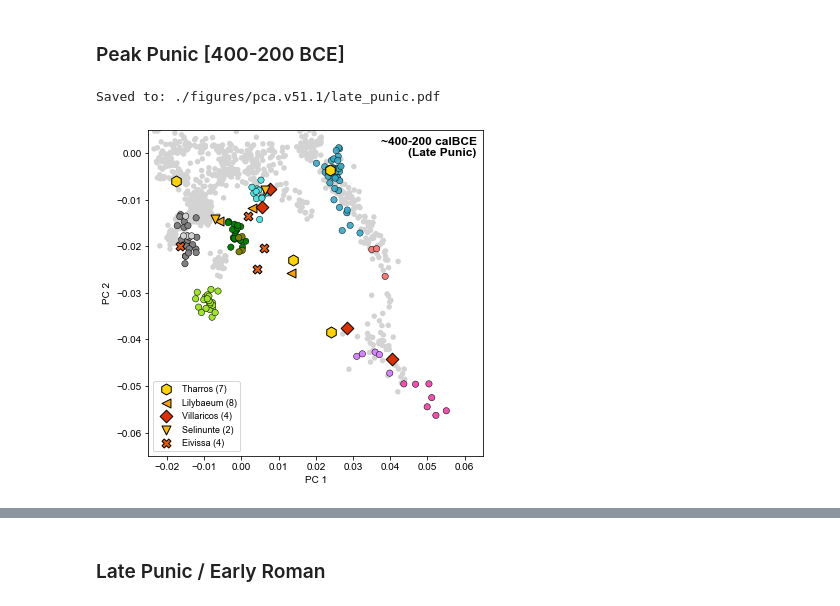
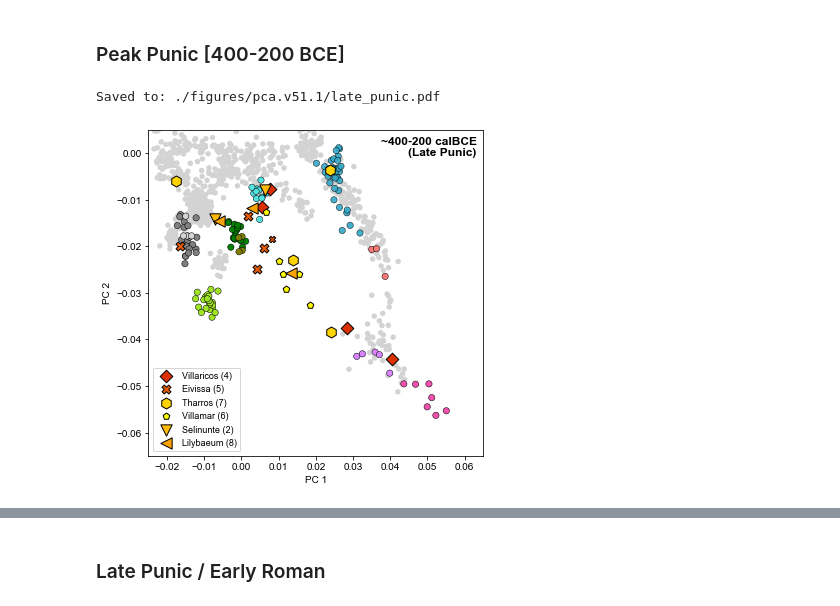
Before and after one commit to hringbauer/punic_aDNA, a Jupyter notebook: notebooks/figs/plot_pca_paper.v51.1.ipynb, the cells around one changed output, grey strips where cells are left out. Drawn from its saved outputs; the diff is of its cells as text; code cells hidden in the pictures.

```diff
--- a/notebooks/figs/plot_pca_paper.v51.1.ipynb
+++ b/notebooks/figs/plot_pca_paper.v51.1.ipynb
@@ -467,61 +460,69 @@ l10 = plot_pca(ax, df_eg_hell, legend="", s=s, ec=ec, lw=lw)
 ### Plot the early Punic Samples
 s=80
 
+### Villaricos
+df_iid = get_sub_iid(df, ["I18193", "I18189", "I18199", "I18203"], output=False)
+a1 = plot_pca(ax, df_iid, c="#DC2F02", legend="Villaricos 400-200 calBCE (4)",
+              ec="k", s=s, marker="D")
+
+### Eivissa
+df_iid = get_sub_iid(df, ["I27602", "I27619", "I27618", "I27613"], output=False)
+a2 = plot_pca(ax, df_iid, c="#E85D04", legend="Eivissa",
+              ec="k", s=80, marker="X")
+
+df_iid = get_sub_iid(df, ["MS10614.SG"], output=False)
+a0 = plot_pca(ax, df_iid, c="#E85D04", legend="Eivissa Published",
+              ec="k", s=40, marker="X")
+
 ### Tharros
 df_iid = get_sub_iid(df, ["I22114", "I22119", "I21966", "I22093"], output=False) # 400-200 calBCE
-a1 = plot_pca(ax, df_iid, c="#ffd400", legend="Tharros 400-200 calBCE (4)",
+a3 = plot_pca(ax, df_iid, c="#ffd400", legend="Tharros 400-200 calBCE (4)",
          ec="k", s=s*1.5, marker="h")
+
+### Villamar Published
+df_iid = get_sub_iid(df, ["VIL011", "VIL010", "VIL006",
+                          "VIL007", "VIL004", "VIL009"], output=False)
+a4 = plot_pca(ax, df_iid, c="yellow", legend="Villamar",
+              ec="k", s=s*0.6, marker="p")
+
+### Selinunt
+df_iid = get_sub_iid(df, ["I21197", "I21855"], output=False)
+a5 = plot_pca(ax, df_iid, c="#FFBA08", legend="Selinunte 400-200 calBCE (2)",
+              ec="k", s=1.6*s, marker="v")
 
 ### Lilybaeum
 df_iid = get_sub_iid(df, ["I24555", "I12848", "I21857"], output=False)
-a2 = plot_pca(ax, df_iid, c="#FAA307", legend="Lilybaeum 400-200 calBCE (3)",
-              ec="k", s=s, marker="<")
-
-### Villaricos
-df_iid = get_sub_iid(df, ["I18193", "I18189", "I18199", "I18203"], output=False)
-a3 = plot_pca(ax, df_iid, c="#DC2F02", legend="Villaricos 400-200 calBCE (4)",
-              ec="k", s=s, marker="D")
-
-### Selinunt
-df_iid = get_sub_iid(df, ["I21197", "I21855"], output=False)
-a4 = plot_pca(ax, df_iid, c="#FFBA08", legend="Selinunte 400-200 calBCE (2)",
-              ec="k", s=s, marker="v")
-
-
-### Eivissa
-df_iid = get_sub_iid(df, ["I27602", "I27619", "I27618", "I27613"], output=False)
-a5 = plot_pca(ax, df_iid, c="#E85D04", legend="Eivissa",
-              ec="k", s=80, marker="X")
+a6 = plot_pca(ax, df_iid, c="#FAA307", legend="Lilybaeum 400-200 calBCE (3)",
+              ec="k", s=1.6*s, marker="<")
 
 # Legend for time
 #plots = [a1, b1]
 #legs = ["400-200 calBCE", "350-50 calBCE"]
 #leg1 = ax.legend(plots, legs, fontsize=9,
 #                 bbox_to_anchor=(0.68, 0.86), loc="upper left", title="")
 
-plots = [a1, a2, a3, a4, a5]
-legs = ["Tharros (7)", "Lilybaeum (8)",
-        "Villaricos (4)", "Selinunte (2)", "Eivissa (4)"]
+plots = [a1, a2, a3, a4, a5, a6]
+legs = [ "Villaricos (4)", "Eivissa (5)", "Tharros (7)", "Villamar (6)", "Selinunte (2)", "Lilybaeum (8)", ]
 
 ax.legend(plots, legs, fontsize=9, loc="lower left",
          title="")
 #ax.add_artist(leg1)
 
 ax.set_xlabel("PC 1")
 ax.set_ylabel("PC 2")
 ax.set_xlim([-0.025,0.065])
 ax.set_ylim([-0.065,0.005])
 
 ### Title left top:
 ax.text(0.98, 0.98, "~400-200 calBCE\n(Late Punic)", weight='bold',
         ha="right", va="top", fontsize=12, transform = ax.transAxes, zorder=20)
 
 if len(savepath) > 0:
     plt.savefig(savepath, bbox_inches = 'tight',
                 pad_inches = 0, dpi=600)
     print(f"Saved to: {savepath}")
 
 plt.show()
 # %% [output]
 Saved to: ./figures/pca.v51.1/late_punic.pdf
-[figure, old version]
+[figure, new version]
```
Also changed, not shown: parts of 19 cells of this notebook, 7 other files.
